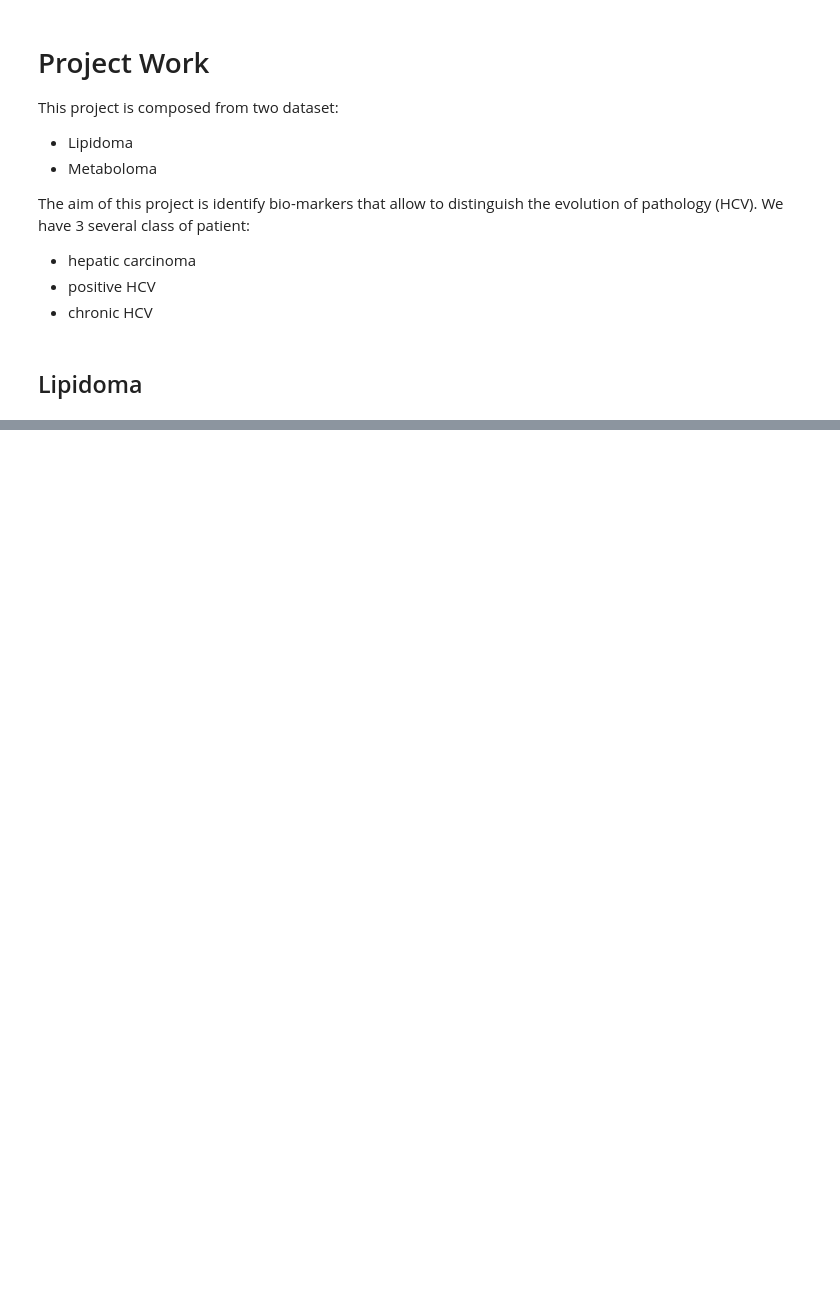
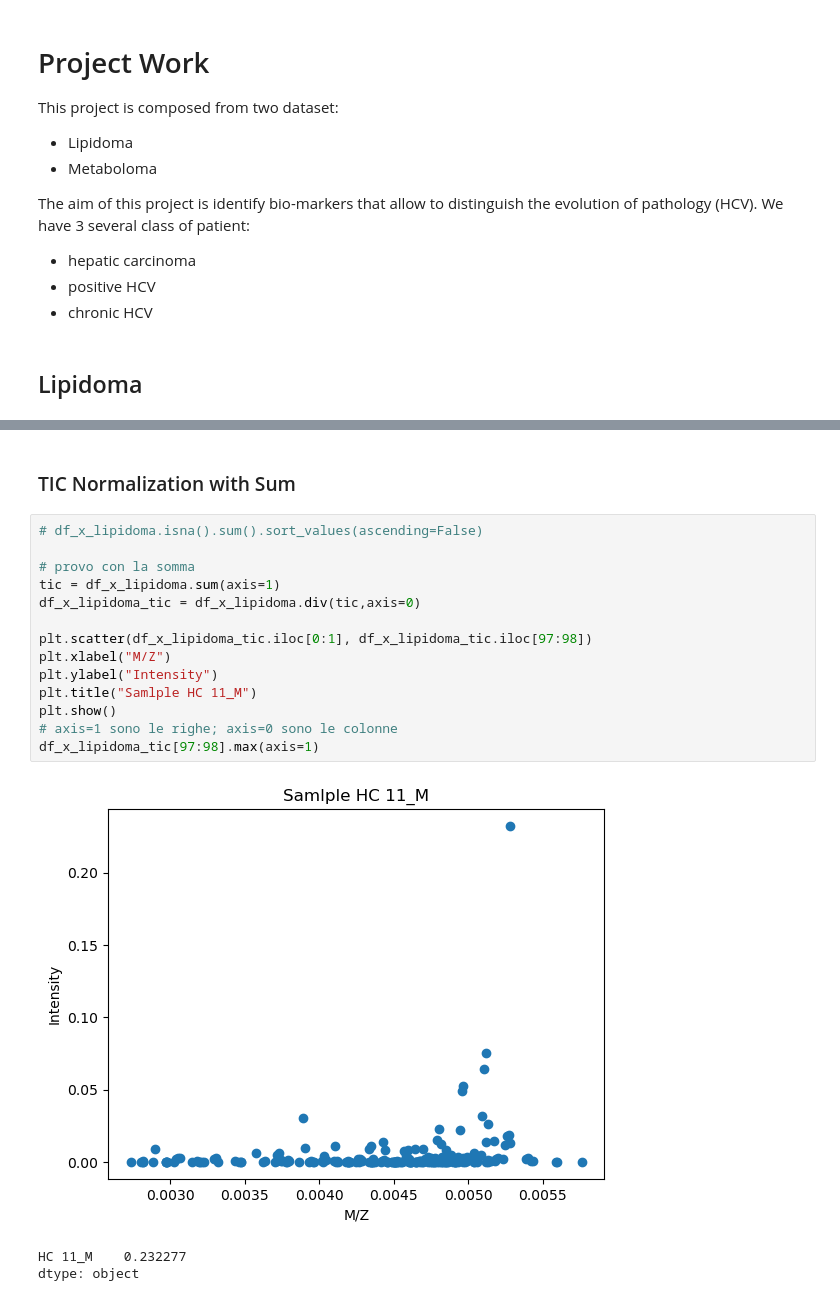
Before and after one commit to Bvs00/AI4ODA_projectwork, a Jupyter notebook: notebook.ipynb, the cells around one changed output, grey strips where cells are left out. Drawn from its saved outputs; the diff is of its cells as text; blank space fills up the shorter version.

```diff
--- a/notebook.ipynb
+++ b/notebook.ipynb
@@ -38,0 +65,20 @@ df_x_lipidoma
+# %% [markdown]
+### TIC Normalization with Sum
+# %%
+# df_x_lipidoma.isna().sum().sort_values(ascending=False)
+
+# provo con la somma
+tic = df_x_lipidoma.sum(axis=1)
+df_x_lipidoma_tic = df_x_lipidoma.div(tic,axis=0)
+
+plt.scatter(df_x_lipidoma_tic.iloc[0:1], df_x_lipidoma_tic.iloc[97:98])
+plt.xlabel("M/Z")
+plt.ylabel("Intensity")
+plt.title("Samlple HC 11_M")
+plt.show()
+# axis=1 sono le righe; axis=0 sono le colonne
+df_x_lipidoma_tic[97:98].max(axis=1)
+# %% [output]
+[figure, added]
+HC 11_M    0.232277
+dtype: object
```
Also changed, not shown: parts of 6 cells of this notebook.
